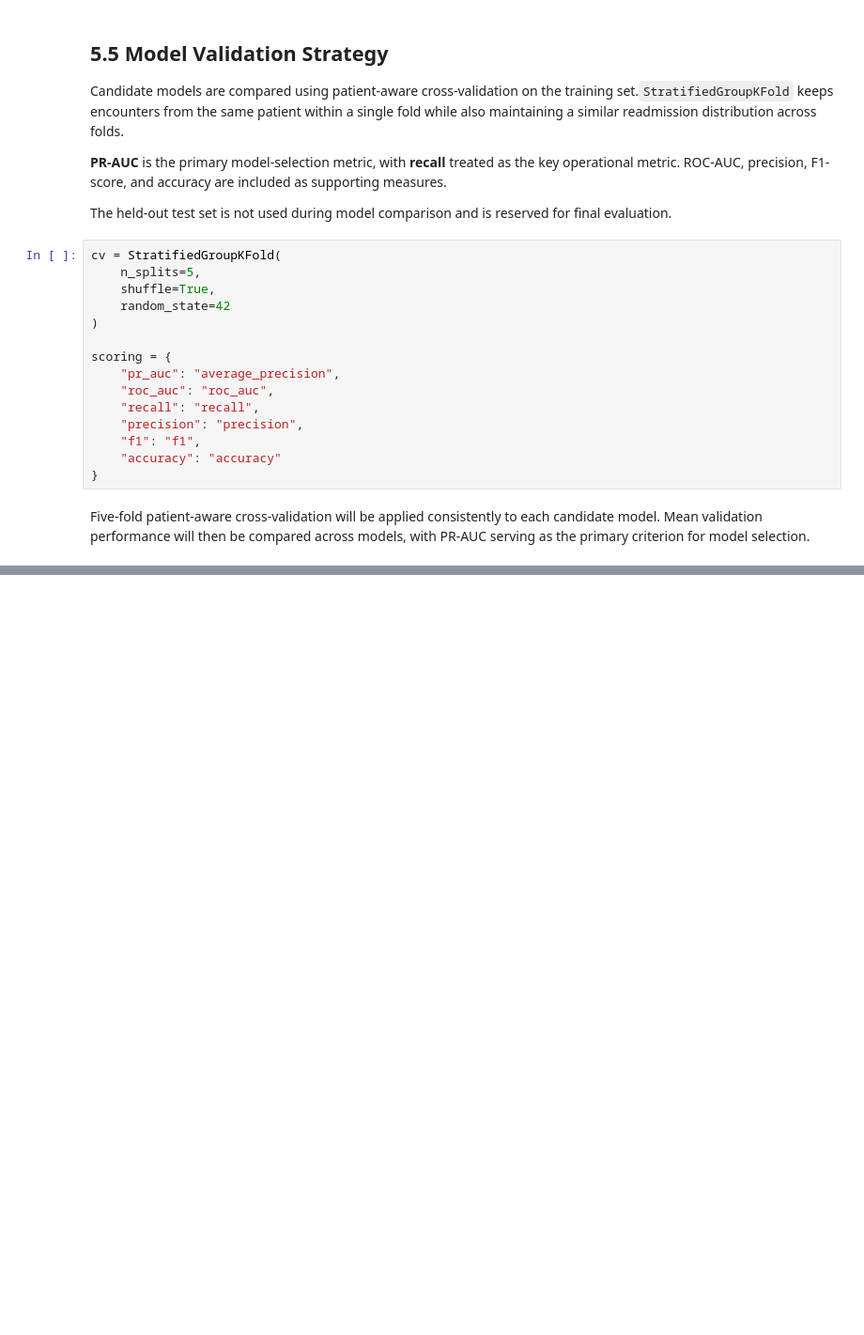
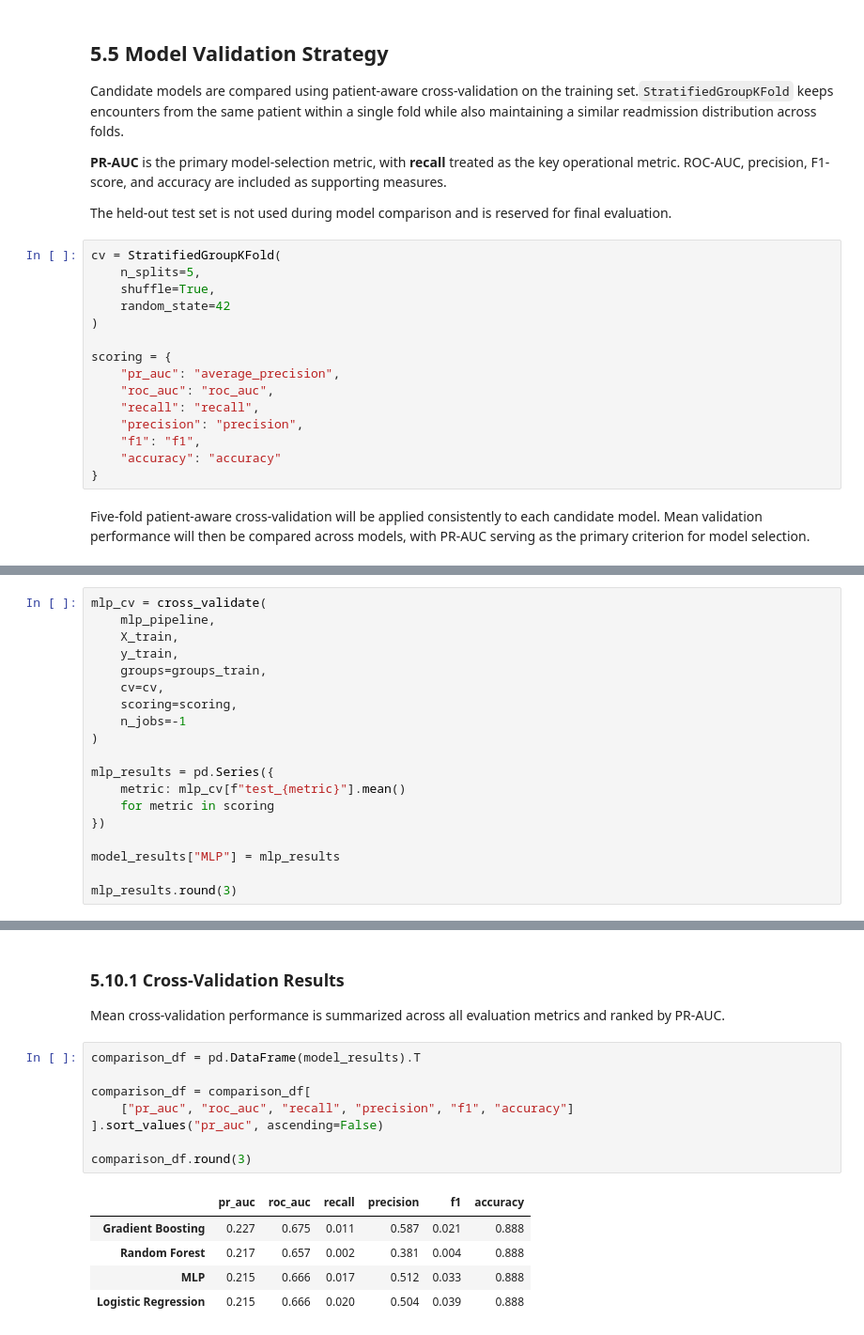
Before and after one commit to byegond-beep/hospital-readmission-resource-allocation-analytics, a Jupyter notebook: notebooks/05_model_development.ipynb, the cells around one changed output, grey strips where cells are left out. Shown at 94% size. Drawn from its saved outputs; the diff is of its cells as text; blank space fills up the shorter version.

```diff
--- a/notebooks/05_model_development.ipynb
+++ b/notebooks/05_model_development.ipynb
@@ -169,0 +451,19 @@ Five-fold patient-aware cross-validation will be applied consistently to each ca
+# %%
+mlp_cv = cross_validate(
+    mlp_pipeline,
+    X_train,
+    y_train,
+    groups=groups_train,
+    cv=cv,
+    scoring=scoring,
+    n_jobs=-1
+)
+
+mlp_results = pd.Series({
+    metric: mlp_cv[f"test_{metric}"].mean()
+    for metric in scoring
+})
+
+model_results["MLP"] = mlp_results
+
+mlp_results.round(3)
@@ -169,0 +490,18 @@ Five-fold patient-aware cross-validation will be applied consistently to each ca
+# %% [markdown]
+### 5.10.1 Cross-Validation Results
+
+Mean cross-validation performance is summarized across all evaluation metrics and ranked by PR-AUC.
+# %%
+comparison_df = pd.DataFrame(model_results).T
+
+comparison_df = comparison_df[
+    ["pr_auc", "roc_auc", "recall", "precision", "f1", "accuracy"]
+].sort_values("pr_auc", ascending=False)
+
+comparison_df.round(3)
+# %% [output]
+|  | pr_auc | roc_auc | recall | precision | f1 | accuracy |
+| Gradient Boosting | 0.227 | 0.675 | 0.011 | 0.587 | 0.021 | 0.888 |
+| Random Forest | 0.217 | 0.657 | 0.002 | 0.381 | 0.004 | 0.888 |
+| MLP | 0.215 | 0.666 | 0.017 | 0.512 | 0.033 | 0.888 |
+| Logistic Regression | 0.215 | 0.666 | 0.020 | 0.504 | 0.039 | 0.888 |
```
Also changed, not shown: parts of 30 cells of this notebook, 1 other file.
